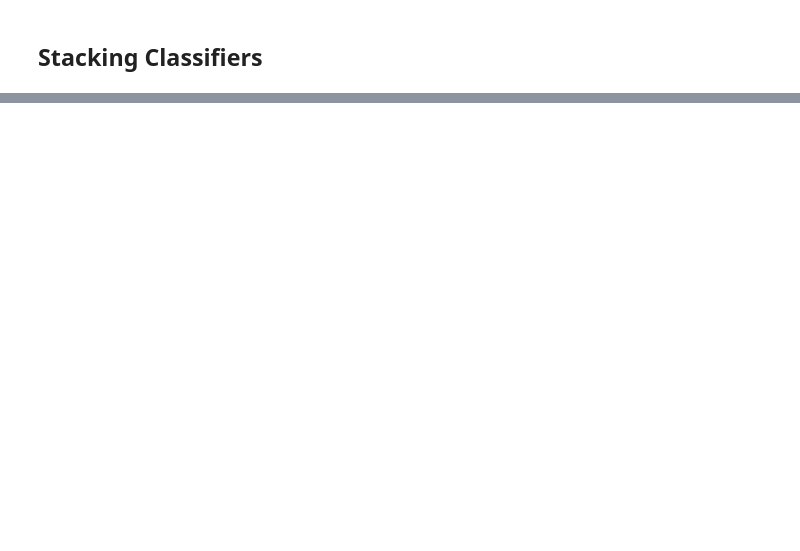
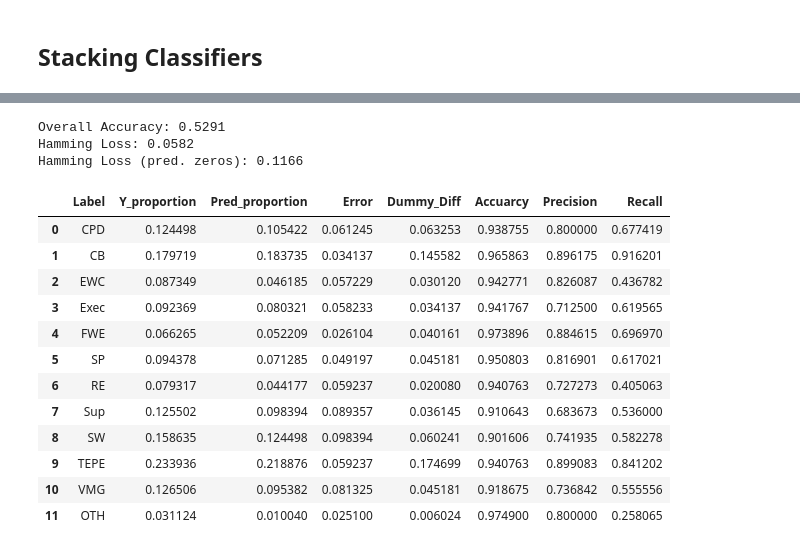
Before and after one commit to Jamienie/mds_capstone_bcstats, a Jupyter notebook: notebooks/02_aq_classification_experiments.ipynb, the cells around one changed output, grey strips where cells are left out. Cells and saved outputs as stored; diff of their text form; code cells hidden in the pictures; blank space fills up the shorter version.

```diff
--- a/notebooks/02_aq_classification_experiments.ipynb
+++ b/notebooks/02_aq_classification_experiments.ipynb
@@ -794,0 +696,24 @@ Y_valid.shape
+# %%
+t_start = time.time()
+print("Grid Search for stacked LogReg")
+
+parameters = [
+    {
+        'classifier':[LogisticRegression(solver = 'liblinear', max_iter=500,
+                                         penalty = 'l1')],
+        'classifier__tol': tol,
+        'classifier__C': C,
+
+    }
+]
+
+clf = GridSearchCV(BinaryRelevance(), parameters, scoring = 'accuracy', cv = 3)
+clf.fit(X_train_meta, Y_train_meta)
+
+t_end_train = time.time()
+
+print(clf.best_params_, clf.best_score_)
+# Calculate and print elapsed time
+t_end = time.time()
+print("Elapsed Training time: %.1f s" % (t_end_train - t_start),
+      "\nElapsed Predict time: %.1f s" % (t_end - t_end_train))
@@ -794,0 +730,18 @@ Y_valid.shape
+# %%
+t_start = time.time()
+print("Training on Stack")
+
+model_stack = BinaryRelevance(
+    classifier = LogisticRegression(penalty='l1', solver='liblinear', C = 0.5, tol = 0.01)
+)
+
+model_stack.fit(X_train_meta, Y_train_meta)
+
+t_end_train = time.time()
+
+Y_pred_stack = model_stack.predict_proba(X_valid_meta).toarray()
+
+# Calculate and print elapsed time
+t_end = time.time()
+print("Elapsed Training time: %.1f s" % (t_end_train - t_start),
+      "\nElapsed Predict time: %.1f s" % (t_end - t_end_train))
@@ -794,0 +752,19 @@ Y_valid.shape
+# %%
+theme_results(Y_valid_meta, np.round(Y_pred_stack))
+# %% [output]
+Overall Accuracy: 0.5291
+Hamming Loss: 0.0582
+Hamming Loss (pred. zeros): 0.1166
+|  | Label | Y_proportion | Pred_proportion | Error | Dummy_Diff | Accuarcy | Precision | Recall |
+| 0 | CPD | 0.124498 | 0.105422 | 0.061245 | 0.063253 | 0.938755 | 0.800000 | 0.677419 |
+| 1 | CB | 0.179719 | 0.183735 | 0.034137 | 0.145582 | 0.965863 | 0.896175 | 0.916201 |
+| 2 | EWC | 0.087349 | 0.046185 | 0.057229 | 0.030120 | 0.942771 | 0.826087 | 0.436782 |
+| 3 | Exec | 0.092369 | 0.080321 | 0.058233 | 0.034137 | 0.941767 | 0.712500 | 0.619565 |
+| 4 | FWE | 0.066265 | 0.052209 | 0.026104 | 0.040161 | 0.973896 | 0.884615 | 0.696970 |
+| 5 | SP | 0.094378 | 0.071285 | 0.049197 | 0.045181 | 0.950803 | 0.816901 | 0.617021 |
+| 6 | RE | 0.079317 | 0.044177 | 0.059237 | 0.020080 | 0.940763 | 0.727273 | 0.405063 |
+| 7 | Sup | 0.125502 | 0.098394 | 0.089357 | 0.036145 | 0.910643 | 0.683673 | 0.536000 |
+| 8 | SW | 0.158635 | 0.124498 | 0.098394 | 0.060241 | 0.901606 | 0.741935 | 0.582278 |
+| 9 | TEPE | 0.233936 | 0.218876 | 0.059237 | 0.174699 | 0.940763 | 0.899083 | 0.841202 |
+| 10 | VMG | 0.126506 | 0.095382 | 0.081325 | 0.045181 | 0.918675 | 0.736842 | 0.555556 |
+| 11 | OTH | 0.031124 | 0.010040 | 0.025100 | 0.006024 | 0.974900 | 0.800000 | 0.258065 |
```
Also changed, not shown: parts of 74 cells of this notebook.
